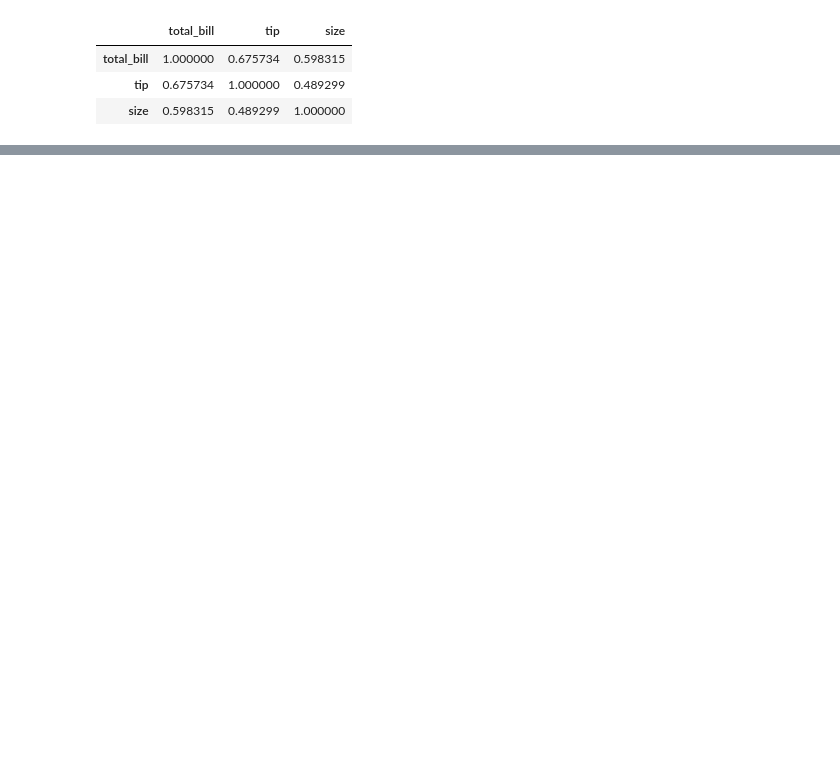
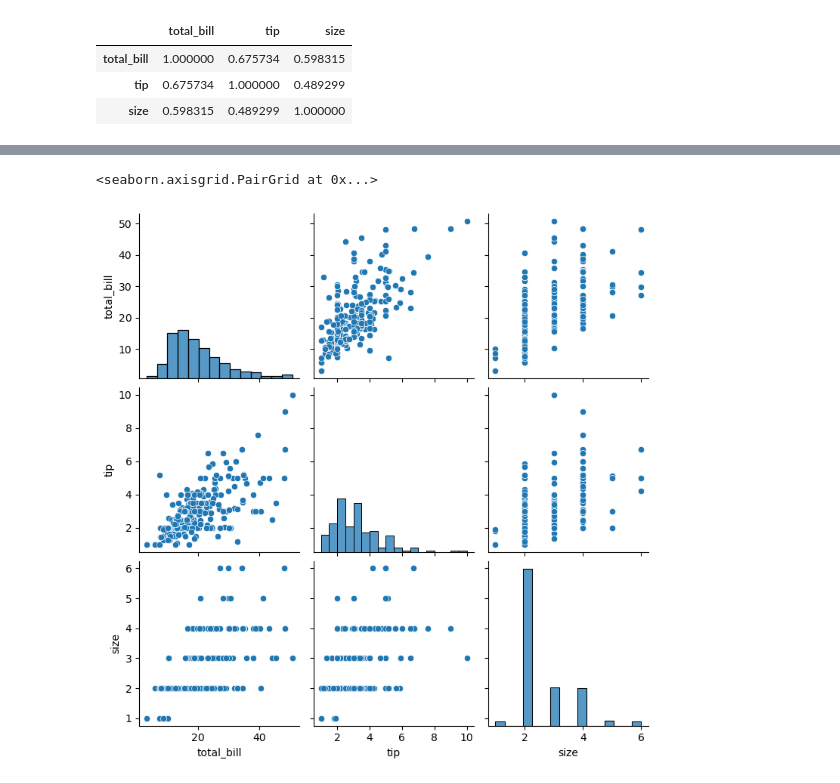
Before and after one commit to Engg-Abhinav/Python-Libraries, a Jupyter notebook: Python_Tutorial_5.ipynb, the cells around one changed output, grey strips where cells are left out. Cells and saved outputs as stored; diff of their text form; code cells hidden in the pictures; blank space fills up the shorter version.

```diff
--- a/Python_Tutorial_5.ipynb
+++ b/Python_Tutorial_5.ipynb
@@ -41,0 +83,5 @@ df.corr()
+# %%
+sns.pairplot(df)
+# %% [output]
+<seaborn.axisgrid.PairGrid at 0x...>
+[figure, added]
```
Also changed, not shown: parts of 17 cells of this notebook.
